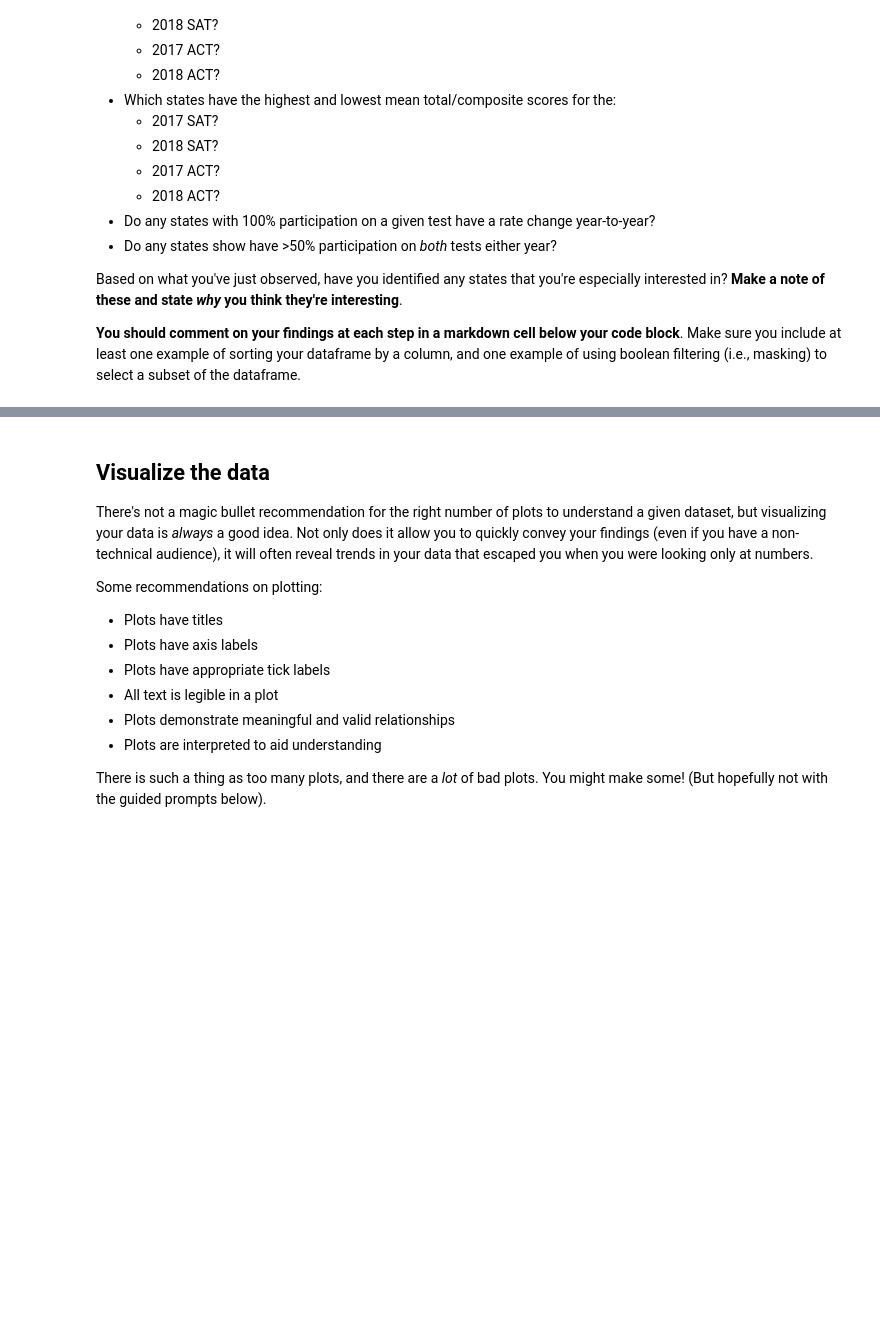
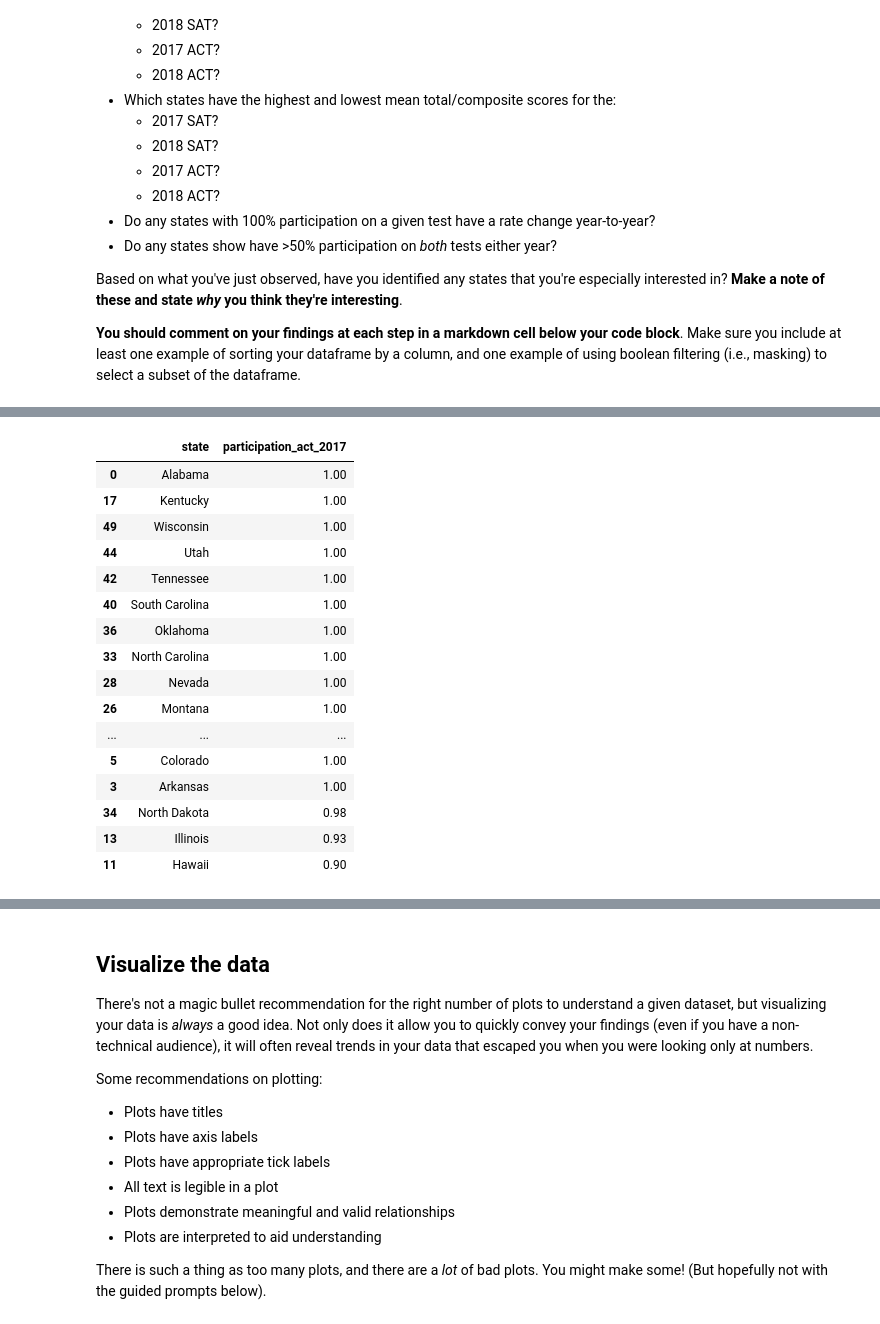
Before and after one commit to EricHeidbreder/GA_projects, a Jupyter notebook: projects/project-1-master/code/sat_act_data_HEIDBREDER.ipynb, the cells around one changed output, grey strips where cells are left out. Saved outputs shown, nothing was run; the diff lists cells and outputs as text; code cells hidden in the pictures; blank space fills up the shorter version.

```diff
--- a/projects/project-1-master/code/sat_act_data_HEIDBREDER.ipynb
+++ b/projects/project-1-master/code/sat_act_data_HEIDBREDER.ipynb
@@ -517,0 +566,20 @@ Based on what you've just observed, have you identified any states that you're e
+# %%
+def filter_columns(year, test_name, show_states=True):
+    # returns column names
+    filter_with_states = final.columns[(final.columns.str.contains(year))
+                                       & (final.columns.str.contains(test_name))
+                                       | (final.columns.str.contains('state'))]
+    filter_without_states = final.columns[(final.columns.str.contains(year))
+                                       & (final.columns.str.contains(test_name))]
+    if show_states == True:
+        return filter_with_states
+    else:
+        return filter_without_states
+# %%
+# 2017 column filtering
+columns_2017_act = filter_columns('2017', 'act') # don't need show_states=True, it's true by default
+columns_2017_sat = filter_columns('2017', 'sat')
+
+# 2017 dataframe creation
+act_2017 = final[columns_2017_act]
+sat_2017 = final[columns_2017_sat]
@@ -517,0 +602,5 @@ Based on what you've just observed, have you identified any states that you're e
+# %%
+# Top number of results for a dataframe and column. Can change ascending to false
+
+def top_or_bottom_n(dataframe, column, num_results, ascending=True):
+    return dataframe[['state', column]].sort_values(by=column, ascending=ascending).head(num_results)
@@ -517,0 +621,21 @@ Based on what you've just observed, have you identified any states that you're e
+# %%
+# highest 20 ACT 2017, many states had 100% participation
+top_or_bottom_n(act_2017, 'participation_act_2017', 20, ascending=False)
+# %% [output]
+|  | state | participation_act_2017 |
+| 0 | Alabama | 1.00 |
+| 17 | Kentucky | 1.00 |
+| 49 | Wisconsin | 1.00 |
+| 44 | Utah | 1.00 |
+| 42 | Tennessee | 1.00 |
+| 40 | South Carolina | 1.00 |
+| 36 | Oklahoma | 1.00 |
+| 33 | North Carolina | 1.00 |
+| 28 | Nevada | 1.00 |
+| 26 | Montana | 1.00 |
+| ... | ... | ... |
+| 5 | Colorado | 1.00 |
+| 3 | Arkansas | 1.00 |
+| 34 | North Dakota | 0.98 |
+| 13 | Illinois | 0.93 |
+| 11 | Hawaii | 0.90 |
```
Also changed, not shown: parts of 42 cells of this notebook, 3 other files.
